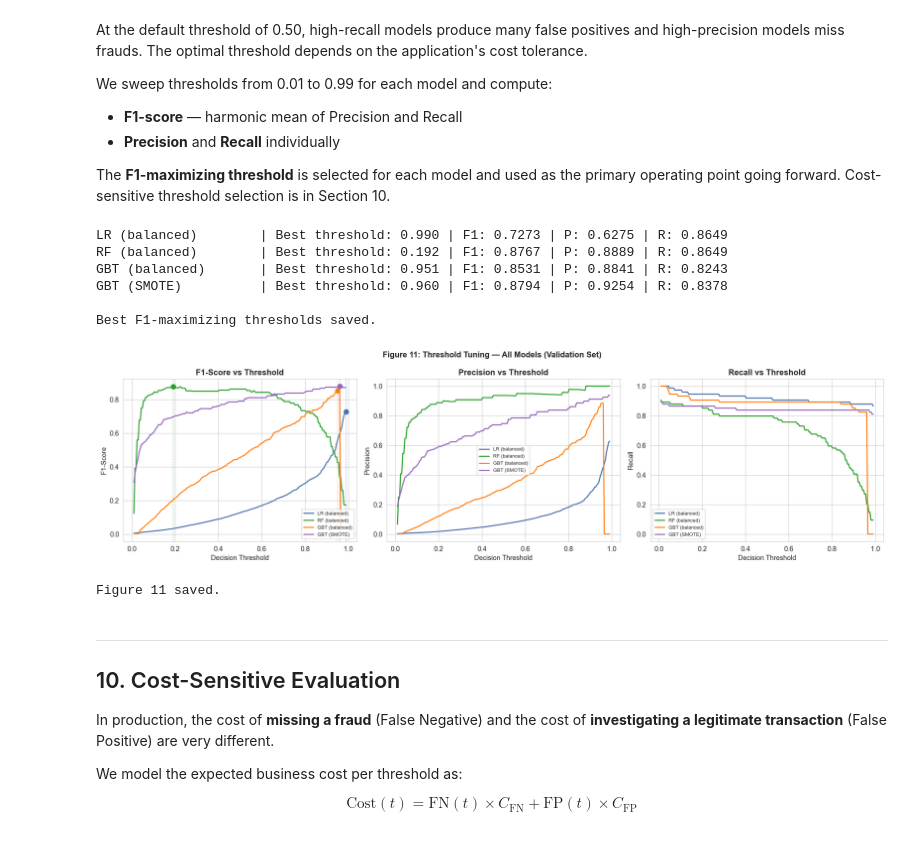
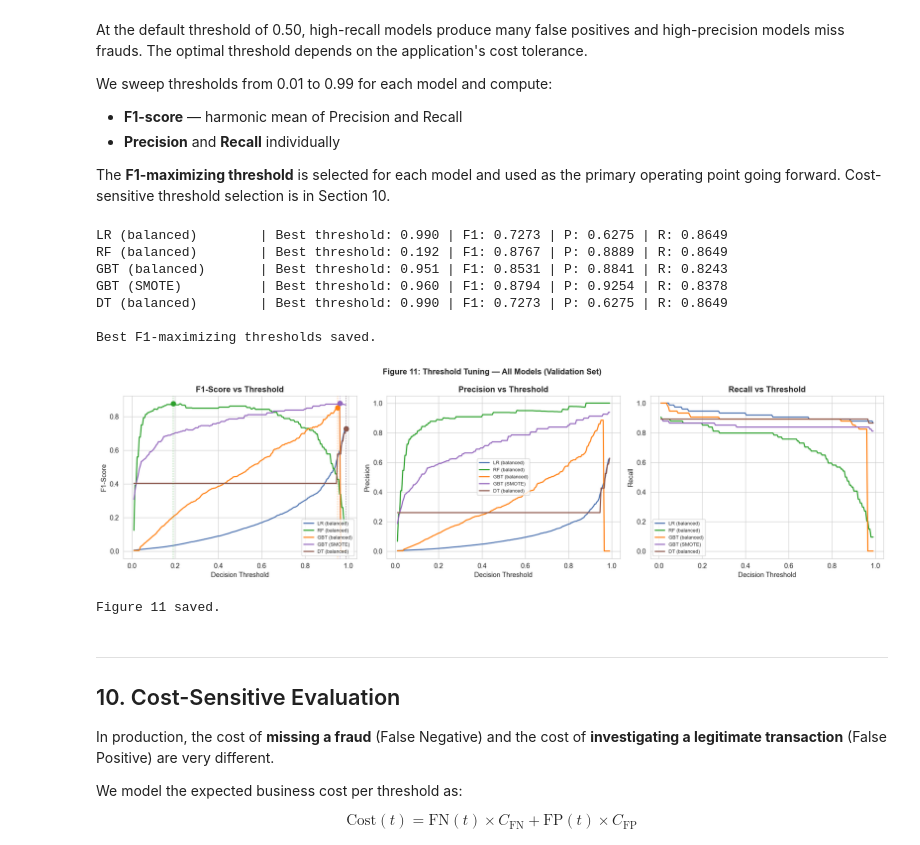
Before and after one commit to OmPrajapati2110/EE559-Fraud-Detection, a Jupyter notebook: notebooks/fraud_detection_final.ipynb, the cells around one changed output. Cells and saved outputs as stored; diff of their text form; code cells hidden in the pictures.

```diff
--- a/notebooks/fraud_detection_final.ipynb
+++ b/notebooks/fraud_detection_final.ipynb
@@ -1109,0 +1121,13 @@ GBT (SMOTE)      0.9729  0.8533  0.8378     0.7470  0.7898
+# %%
+from sklearn.tree import DecisionTreeClassifier
+
+dt = DecisionTreeClassifier(
+    class_weight='balanced',
+    max_depth=10,
+    random_state=RANDOM_STATE,
+)
+dt.fit(X_train_sc, y_train)
+print(f'Decision Tree trained. Max depth allowed: {dt.max_depth} | Actual depth: {dt.get_depth()}')
+
+dt_pred, dt_prob, dt_roc, dt_pr = evaluate_model(dt, X_val_sc, y_val, 'Decision Tree (balanced, depth=10)')
+plot_evaluation(y_val, dt_pred, dt_prob, 'Decision Tree — Balanced Weights', 'fig_10b_dt')
@@ -1141,6 +1209,7 @@ models_for_tuning = {
     'RF (balanced)' : rf_prob,
     'GBT (balanced)': gbt_prob,
     'GBT (SMOTE)'   : gbt_smote_prob,
+    'DT (balanced)' : dt_prob,
 }
 
 sweep_data   = {}
@@ -1162,6 +1231,7 @@ LR (balanced)        | Best threshold: 0.990 | F1: 0.7273 | P: 0.6275 | R: 0.864
 RF (balanced)        | Best threshold: 0.192 | F1: 0.8767 | P: 0.8889 | R: 0.8649
 GBT (balanced)       | Best threshold: 0.951 | F1: 0.8531 | P: 0.8841 | R: 0.8243
 GBT (SMOTE)          | Best threshold: 0.960 | F1: 0.8794 | P: 0.9254 | R: 0.8378
+DT (balanced)        | Best threshold: 0.990 | F1: 0.7273 | P: 0.6275 | R: 0.8649
 
 Best F1-maximizing thresholds saved.
 # %%
@@ -1169,35 +1239,35 @@ colors_map = {
     'LR (balanced)' : '#4C72B0',
     'RF (balanced)' : '#2CA02C',
     'GBT (balanced)': '#FF7F0E',
     'GBT (SMOTE)'   : '#9467BD',
+    'DT (balanced)' : '#8C564B',
 }
 
 fig, axes = plt.subplots(1, 3, figsize=(18, 5))
 metrics_labels = [('f1', 'F1-Score'), ('precision', 'Precision'), ('recall', 'Recall')]
 
 for ax, (col, label) in zip(axes, metrics_labels):
     for name, df_sw in sweep_data.items():
         ax.plot(df_sw['threshold'], df_sw[col], label=name, color=colors_map[name], lw=1.8)
-    # Mark best F1 threshold for each model
     if col == 'f1':
         for name, df_sw in sweep_data.items():
             best_t = best_thresh[name]
             best_f1 = df_sw.loc[df_sw['threshold'].sub(best_t).abs().idxmin(), 'f1']
             ax.axvline(x=best_t, color=colors_map[name], linestyle=':', lw=1, alpha=0.7)
             ax.scatter([best_t], [best_f1], color=colors_map[name], s=60, zorder=5)
     ax.set_xlabel('Decision Threshold')
     ax.set_ylabel(label)
     ax.set_title(f'{label} vs Threshold', fontweight='bold')
     ax.legend(fontsize=8)
 
 fig.suptitle('Figure 11: Threshold Tuning — All Models (Validation Set)',
              fontsize=13, fontweight='bold')
 plt.tight_layout()
 plt.savefig('../reports/figures/fig_11_threshold_tuning.png', dpi=150, bbox_inches='tight')
 plt.show()
 print('Figure 11 saved.')
 # %% [output]
-[figure, old version]
+[figure, new version]
 Figure 11 saved.
 # %% [markdown]
 ---
```
Also changed, not shown: parts of 16 cells of this notebook, 3 other files.
